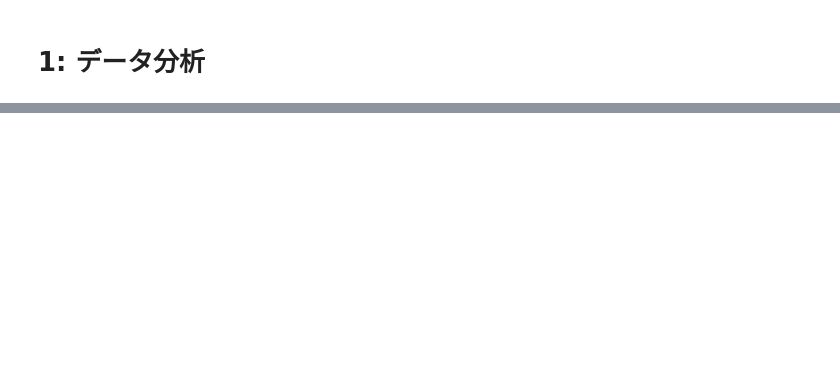
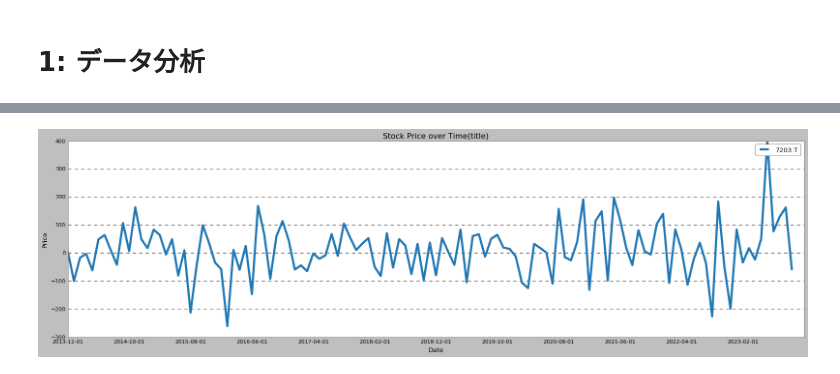
Before and after one commit to aguilarklyno/Fukuhara-Seminar, a Jupyter notebook: 23_10_27_week-03/Main.ipynb, the cells around one changed output, grey strips where cells are left out. Cells and saved outputs as stored; diff of their text form; code cells hidden in the pictures; blank space fills up the shorter version.

```diff
--- a/23_10_27_week-03/Main.ipynb
+++ b/23_10_27_week-03/Main.ipynb
@@ -115,0 +156,15 @@ ALL_DATA = AttrDict(ALL_DATA)
+# %%
+construction_real_estate = ['1925.T', '1928.T', '8801.T', '8802.T', '8830.T']
+food_beverage = ['2502.T', '2503.T', '2802.T', '2914.T']
+retail = ['3382.T', '8267.T', '9843.T', '9983.T']
+chemicals_pharmaceuticals = ['3402.T', '3407.T', '4063.T', '4188.T', '4452.T', '4502.T', '4503.T', '4507.T', '4519.T', '4523.T', '4528.T', '4568.T', '4578.T', '4901.T', '8113.T', '4911.T']
+finance_insurance = ['8306.T', '8308.T', '8309.T', '8316.T', '8411.T', '8591.T', '8604.T', '8630.T', '8697.T', '8725.T', '8750.T', '8766.T']
+information_communication = ['4689.T', '9432.T', '9433.T', '9984.T']
+transport_logistics = ['9101.T', '9202.T', '9020.T', '9021.T', '9022.T']
+materials = ['5401.T', '5713.T', '5020.T', '5108.T']
+machinery_electronics = ['6301.T', '6326.T', '6367.T', '6501.T', '6502.T', '6503.T', '6586.T', '6594.T', '6645.T', '6702.T', '6752.T', '6758.T', '6861.T', '6902.T', '5802.T', '6869.T', '6920.T', '6971.T', '6981.T', '7011.T', '6273.T', '8035.T']
+automotive_transport_equipment = ['7201.T', '7203.T', '7267.T', '7269.T', '7270.T']
+trading_companies = ['8001.T', '8002.T', '8031.T', '8053.T', '8058.T']
+healthcare_medical_equipment = ['4543.T', '6954.T', '7733.T', '7741.T', '7751.T', '2413.T']
+services_entertainment = ['4661.T', '7309.T', '7832.T', '7974.T', '9735.T']
+markets = ['^N225']
@@ -140,0 +656,7 @@ df_da had 0 rows with NaN values removed.
+# %%
+_temp = ALL_DATA['dataframe']['all_df']['df_mo'].copy()
+df_mo_removed_trend = remove_trend(_temp)
+_temp = ALL_DATA['dataframe']['all_df']['df_we'].copy()
+df_we_removed_trend = remove_trend(_temp)
+_temp = ALL_DATA['dataframe']['all_df']['df_da'].copy()
+df_da_removed_trend = remove_trend(_temp)
@@ -140,0 +681,4 @@ df_da had 0 rows with NaN values removed.
+# %%
+plot_stock_prices('title', df_mo_removed_trend, ['7203.T'])
+# %% [output]
+[figure, added]
```
Also changed, not shown: parts of 34 cells of this notebook, 3 other files.
